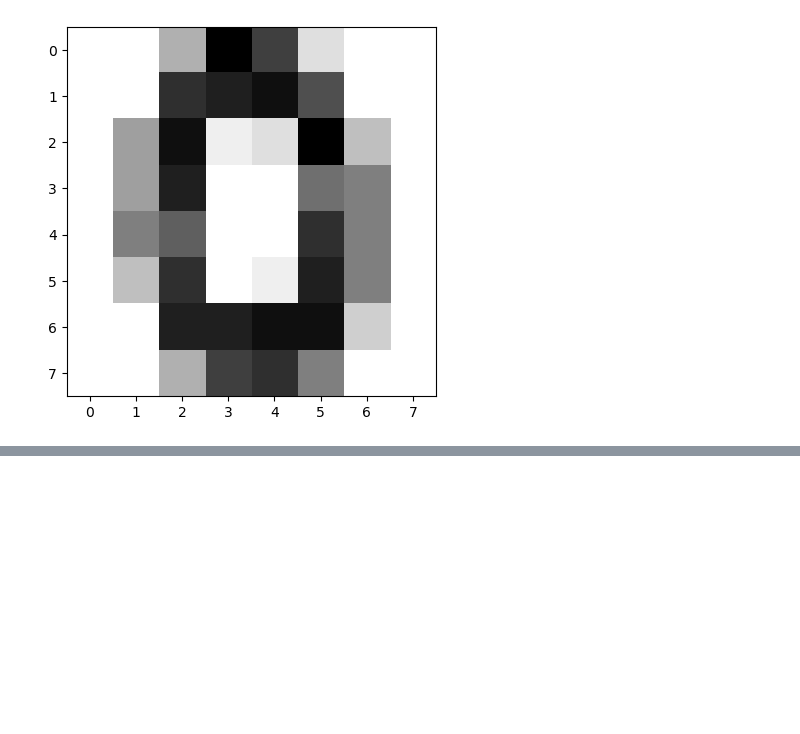
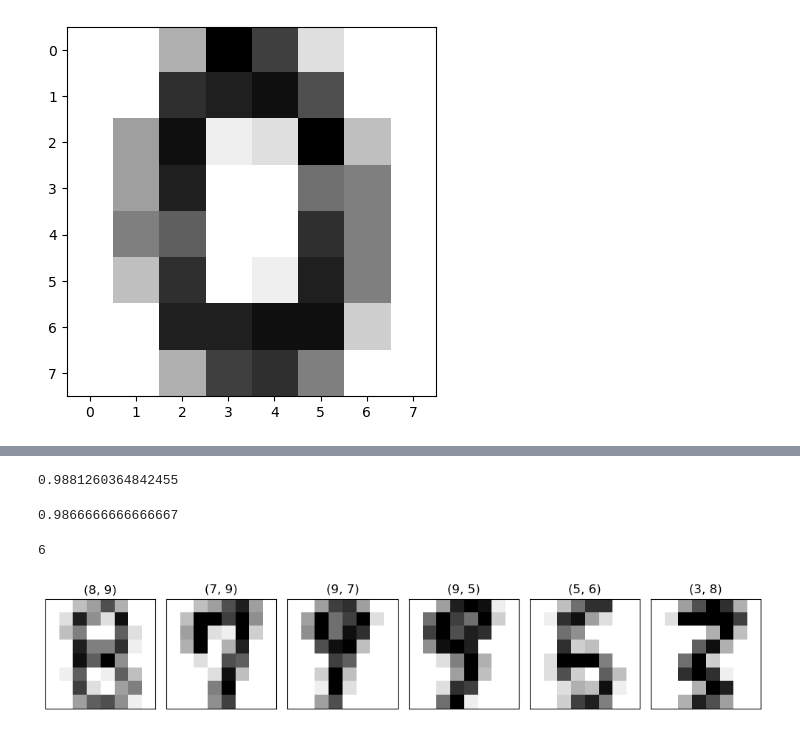
Before and after one commit to SBino01/AI_DS-first_project, a Jupyter notebook: Lezione4/mnist.ipynb, the cells around one changed output, grey strips where cells are left out. Cells and saved outputs as stored; diff of their text form; code cells hidden in the pictures; blank space fills up the shorter version.

```diff
--- a/Lezione4/mnist.ipynb
+++ b/Lezione4/mnist.ipynb
@@ -367,0 +605,4 @@ Name: 682, dtype: int32
+# %%
+svc_classifier = SVC()
+
+svc_classifier.fit(X_train, y_train)
@@ -367,0 +634,24 @@ Name: 682, dtype: int32
+# %%
+svc_scores.mean()
+# %% [output]
+0.9881260364842455
+# %%
+y_test_predicted = svc_classifier.predict(X_test)
+
+svc_classifier.score(X_test, y_test)
+# %% [output]
+0.9866666666666667
+# %%
+y_failed = y_test[y_test != y_test_predicted] #dati reali che l'algoritmo ha sbagliato
+y_failed_predicted = y_test_predicted[y_test != y_test_predicted] #dati predetti cannati
+X_test_failed =X_test[y_test != y_test_predicted] #dig.data dei dati cannati
+# %%
+X_test_failed.shape[0]
+# %% [output]
+6
+# %%
+failed_images = X_test_failed.reshape(6,8,8)
+# %%
+show_multiple_img(failed_images, zip(y_failed, y_failed_predicted))
+# %% [output]
+[figure, added]
```
Also changed, not shown: parts of 62 cells of this notebook.
